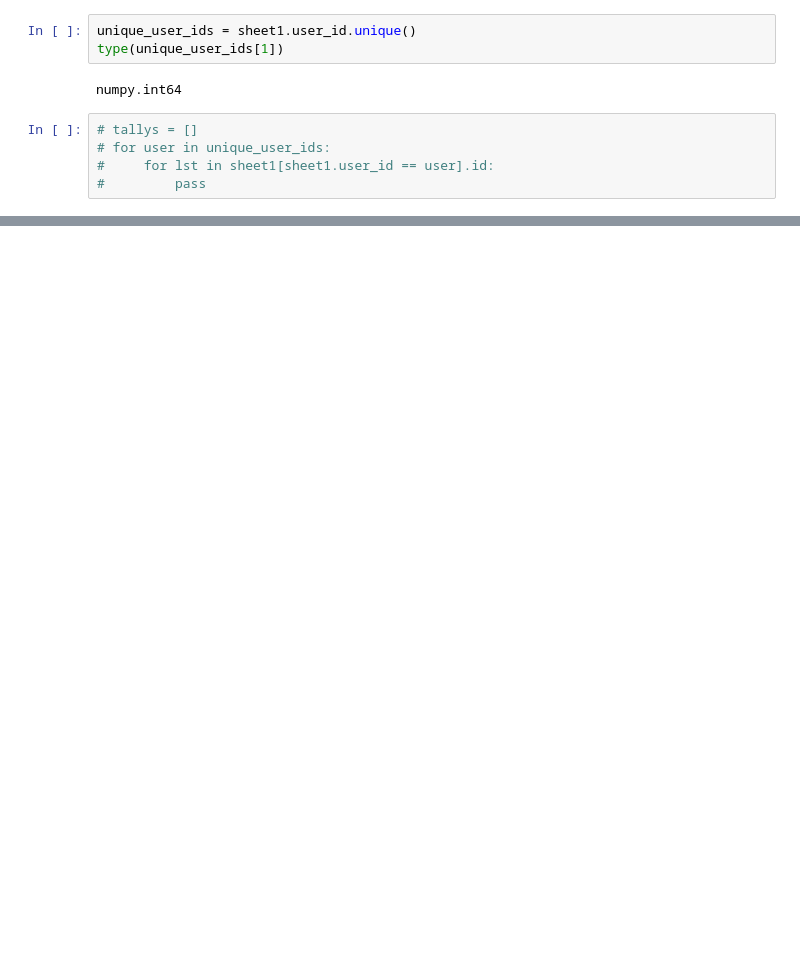
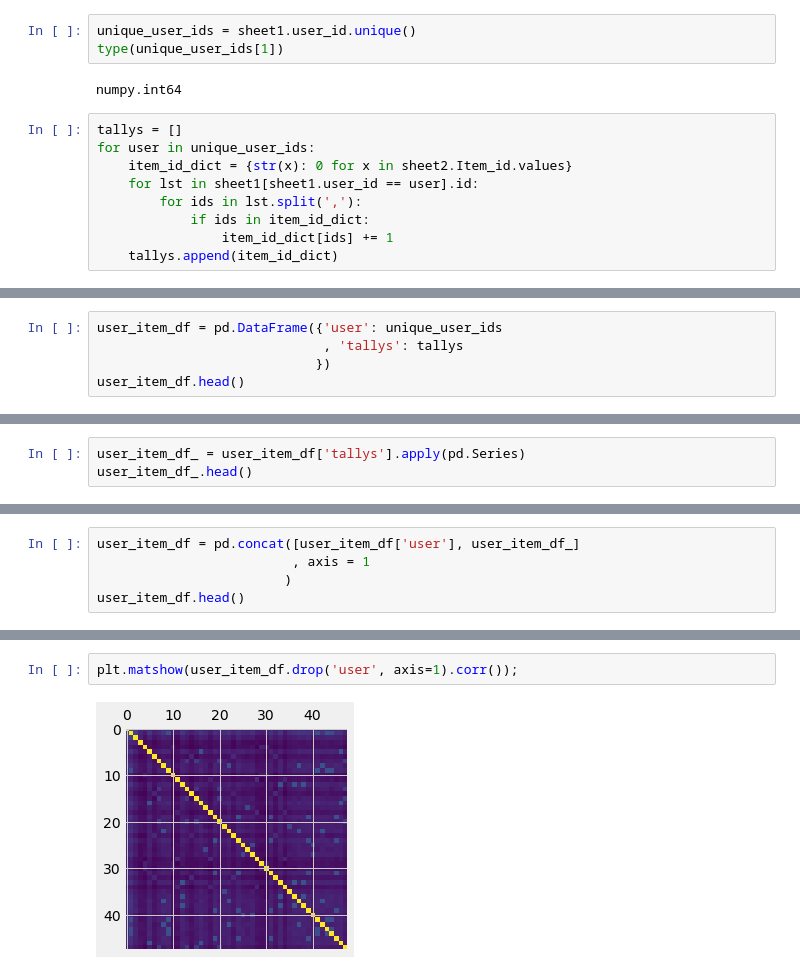
Before and after one commit to yuchild/erik_interviewqs, a Jupyter notebook: question_similarity_matrix.ipynb, the cells around one changed output, grey strips where cells are left out. Drawn from its saved outputs; the diff is of its cells as text; blank space fills up the shorter version.

```diff
--- a/question_similarity_matrix.ipynb
+++ b/question_similarity_matrix.ipynb
@@ -129,7 +149,11 @@ type(unique_user_ids[1])
 # %% [output]
 numpy.int64
 # %%
-# tallys = []
-# for user in unique_user_ids:
-#     for lst in sheet1[sheet1.user_id == user].id:
-#         pass
+tallys = []
+for user in unique_user_ids:
+    item_id_dict = {str(x): 0 for x in sheet2.Item_id.values}
+    for lst in sheet1[sheet1.user_id == user].id:
+        for ids in lst.split(','):
+            if ids in item_id_dict:
+                item_id_dict[ids] += 1
+    tallys.append(item_id_dict)
@@ -135,0 +184,5 @@ numpy.int64
+# %%
+user_item_df = pd.DataFrame({'user': unique_user_ids
+                             , 'tallys': tallys
+                            })
+user_item_df.head()
@@ -135,0 +196,3 @@ numpy.int64
+# %%
+user_item_df_ = user_item_df['tallys'].apply(pd.Series)
+user_item_df_.head()
@@ -135,0 +207,5 @@ numpy.int64
+# %%
+user_item_df = pd.concat([user_item_df['user'], user_item_df_]
+                         , axis = 1
+                        )
+user_item_df.head()
@@ -135,0 +267,4 @@ numpy.int64
+# %%
+plt.matshow(user_item_df.drop('user', axis=1).corr());
+# %% [output]
+[figure, added]
```
Also changed, not shown: parts of 16 cells of this notebook.
